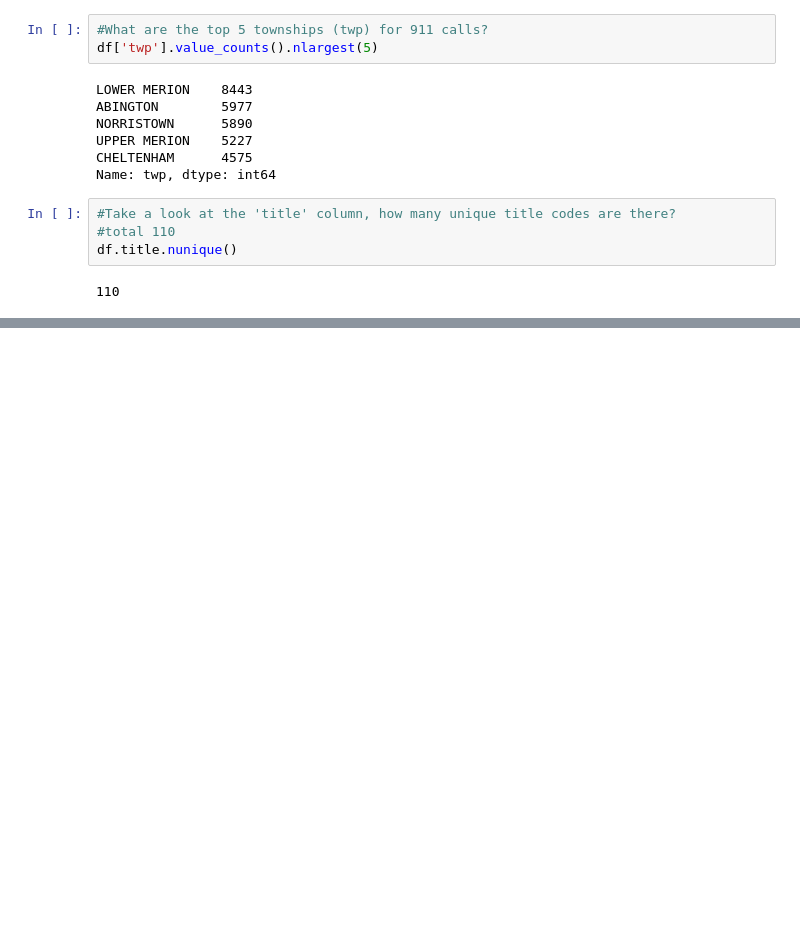
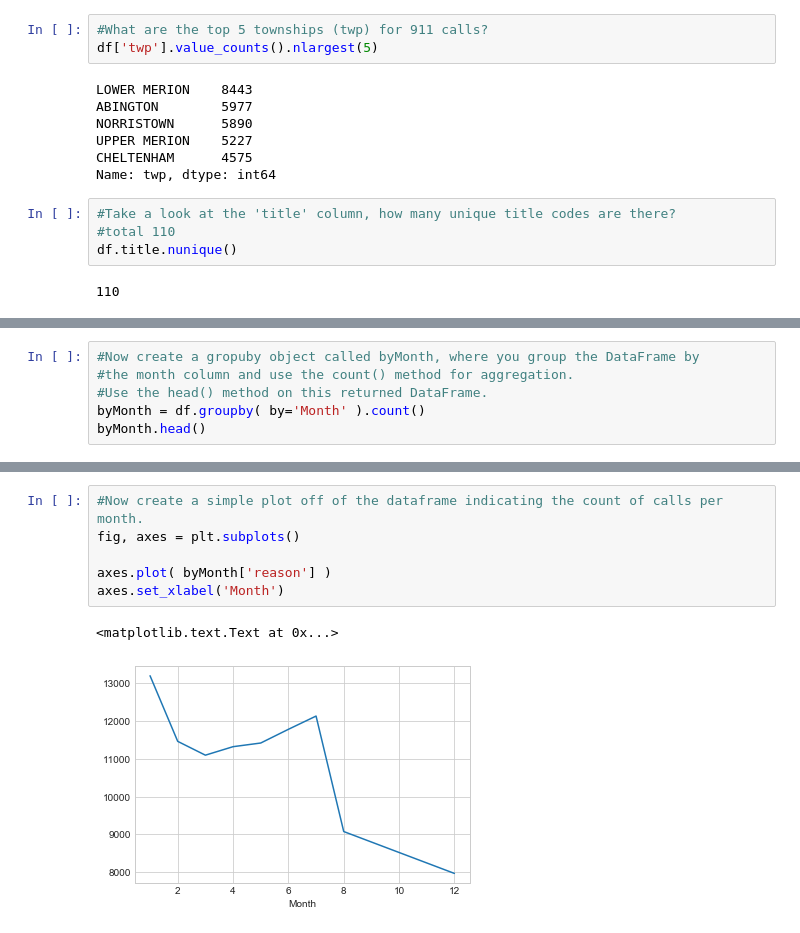
Before and after one commit to jlopez1423/python-911-calls-data-analysis, a Jupyter notebook: 911 Calls Data Analysis.ipynb, the cells around one changed output, grey strips where cells are left out. Cells and saved outputs as stored; diff of their text form; blank space fills up the shorter version.

```diff
--- a/911 Calls Data Analysis.ipynb
+++ b/911 Calls Data Analysis.ipynb
@@ -75,0 +172,6 @@ df.title.nunique()
+# %%
+#Now create a gropuby object called byMonth, where you group the DataFrame by
+#the month column and use the count() method for aggregation.
+#Use the head() method on this returned DataFrame.
+byMonth = df.groupby( by='Month' ).count()
+byMonth.head()
@@ -75,0 +186,9 @@ df.title.nunique()
+# %%
+#Now create a simple plot off of the dataframe indicating the count of calls per month.
+fig, axes = plt.subplots()
+
+axes.plot( byMonth['reason'] )
+axes.set_xlabel('Month')
+# %% [output]
+<matplotlib.text.Text at 0x...>
+[figure, added]
```
Also changed, not shown: parts of 15 cells of this notebook.
